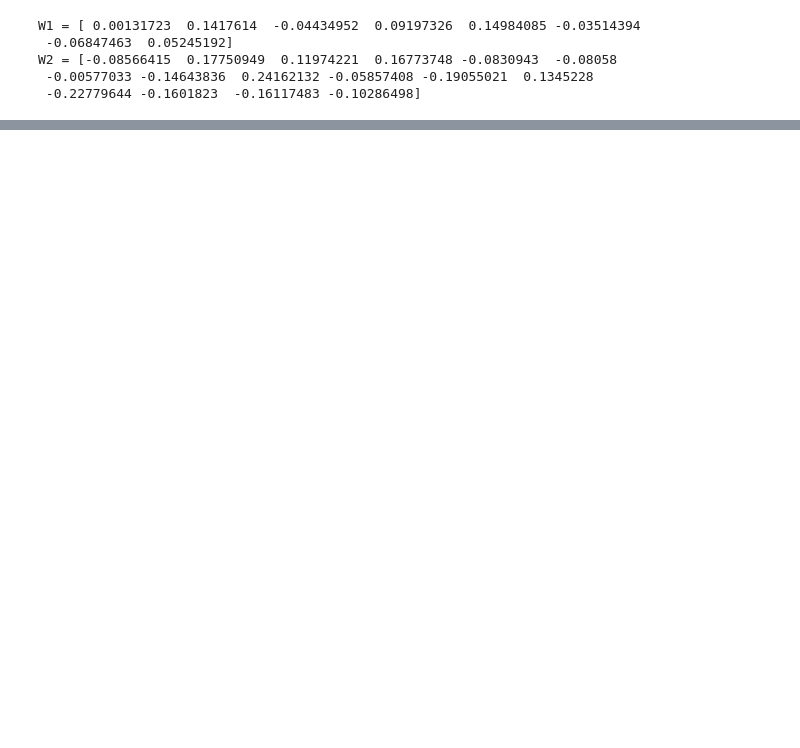
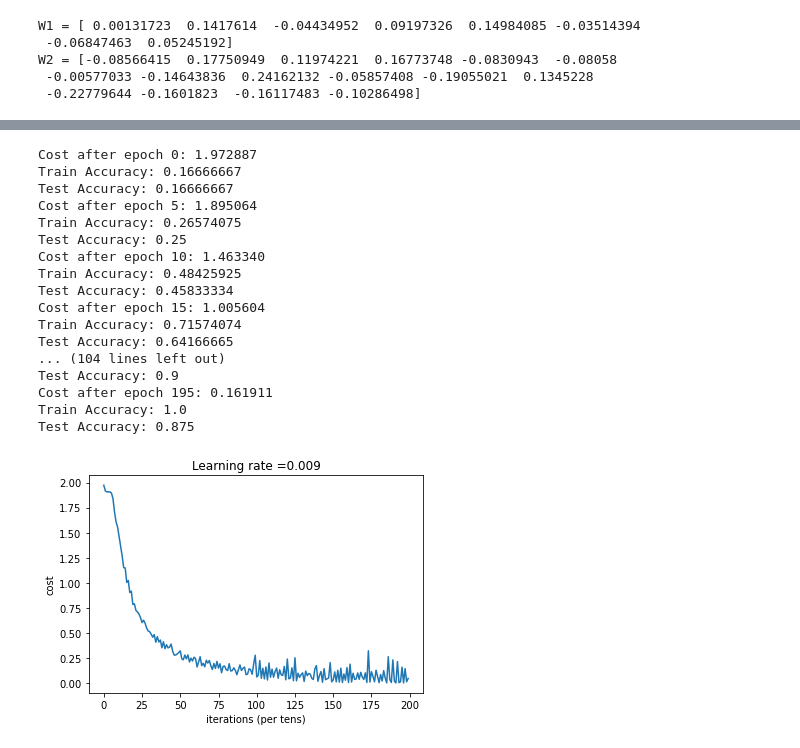
Before and after one commit to autotntfan/DeepLearning2020, a Jupyter notebook: HW8/HW6.ipynb, the cells around one changed output, grey strips where cells are left out. Saved outputs shown, nothing was run; the diff lists cells and outputs as text; code cells hidden in the pictures; blank space fills up the shorter version.

```diff
--- a/HW8/HW6.ipynb
+++ b/HW8/HW6.ipynb
@@ -346,0 +480,21 @@ Test Accuracy: 0.89166665
+# %%
+_, _, parameters = model(X_train, Y_train, X_test, Y_test)
+# %% [output]
+Cost after epoch 0: 1.972887
+Train Accuracy: 0.16666667
+Test Accuracy: 0.16666667
+Cost after epoch 5: 1.895064
+Train Accuracy: 0.26574075
+Test Accuracy: 0.25
+Cost after epoch 10: 1.463340
+Train Accuracy: 0.48425925
+Test Accuracy: 0.45833334
+Cost after epoch 15: 1.005604
+Train Accuracy: 0.71574074
+Test Accuracy: 0.64166665
+... (104 lines left out)
+Test Accuracy: 0.9
+Cost after epoch 195: 0.161911
+Train Accuracy: 1.0
+Test Accuracy: 0.875
+[figure, added]
```
Also changed, not shown: parts of 9 cells of this notebook.
